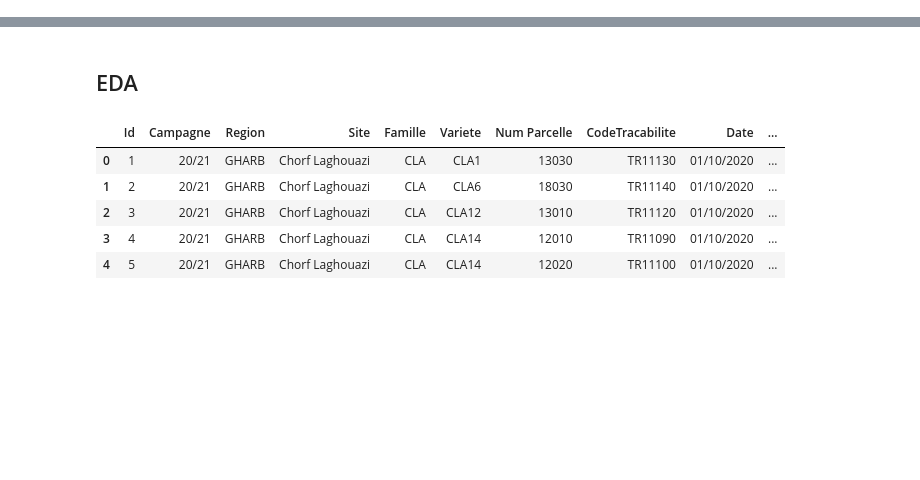
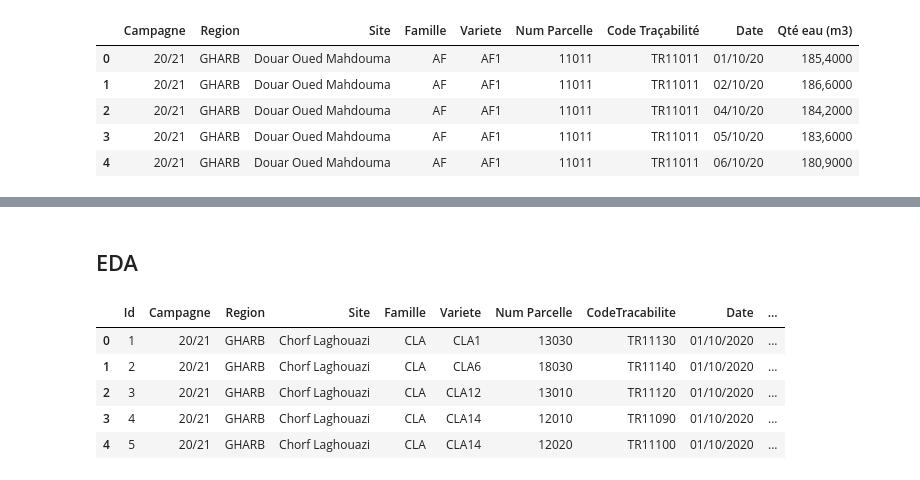
Before and after one commit to Yassmine2020/AgrumeProdPred, a Jupyter notebook: source_code.ipynb, the cells around one changed output, grey strips where cells are left out. Cells and saved outputs as stored; diff of their text form; code cells hidden in the pictures; blank space fills up the shorter version.

```diff
--- a/source_code.ipynb
+++ b/source_code.ipynb
@@ -8,0 +11,9 @@ from datetime import datetime
+# %%
+irri_2 = pd.read_csv("dataset/Irrigation_2.csv", sep = ';', encoding='ISO-8859-1', index_col=False)
+irri_3 = pd.read_csv("dataset/Irrigation_3.csv", sep = ';', encoding='ISO-8859-1', index_col=False)
+irri_4 = pd.read_csv("dataset/Irrigation_4.csv", sep = ';', encoding='ISO-8859-1', index_col=False)
+irri_5 = pd.read_csv("dataset/Irrigation_5.csv", sep = ';', encoding='ISO-8859-1', index_col=False)
+irri_6 = pd.read_csv("dataset/Irrigation_6.csv", sep = ';', encoding='ISO-8859-1', index_col=False)
+irri_7 = pd.read_csv("dataset/Irrigation_7.csv", sep = ';', encoding='ISO-8859-1', index_col=False)
+irri_8 = pd.read_csv("dataset/Irrigation_8.csv", sep = ';', encoding='ISO-8859-1', index_col=False)
+irri_9 = pd.read_csv("dataset/Irrigation_9.csv", sep = ';', encoding='ISO-8859-1', index_col=False)
@@ -8,0 +38,9 @@ from datetime import datetime
+# %%
+irri_2.head()
+# %% [output]
+|  | Campagne | Region | Site | Famille | Variete | Num Parcelle | Code Traçabilité | Date | Qté eau (m3) |
+| 0 | 20/21 | GHARB | Douar Oued Mahdouma | AF | AF1 | 11011 | TR11011 | 01/10/20 | 185,4000 |
+| 1 | 20/21 | GHARB | Douar Oued Mahdouma | AF | AF1 | 11011 | TR11011 | 02/10/20 | 186,6000 |
+| 2 | 20/21 | GHARB | Douar Oued Mahdouma | AF | AF1 | 11011 | TR11011 | 04/10/20 | 184,2000 |
+| 3 | 20/21 | GHARB | Douar Oued Mahdouma | AF | AF1 | 11011 | TR11011 | 05/10/20 | 183,6000 |
+| 4 | 20/21 | GHARB | Douar Oued Mahdouma | AF | AF1 | 11011 | TR11011 | 06/10/20 | 180,9000 |
```
Also changed, not shown: parts of 13 cells of this notebook, 16 other files.
